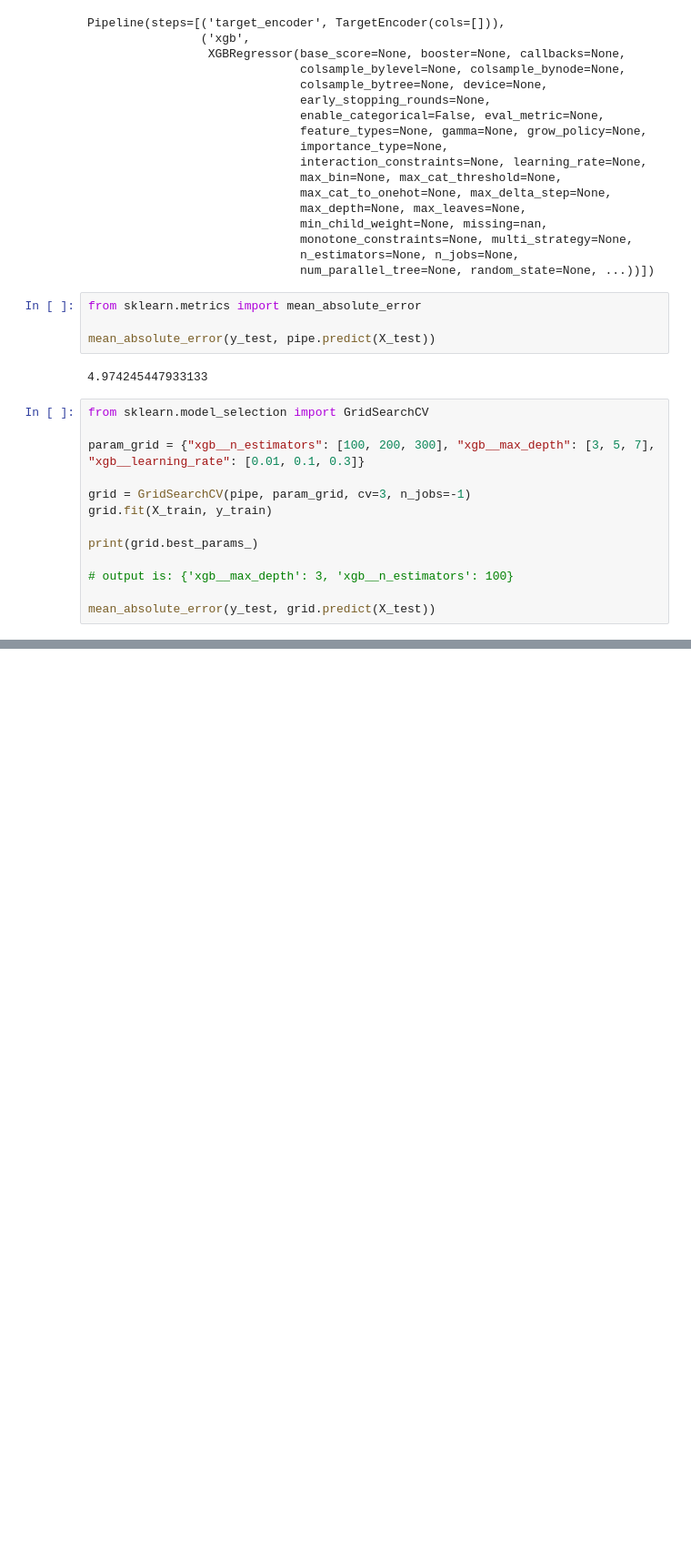
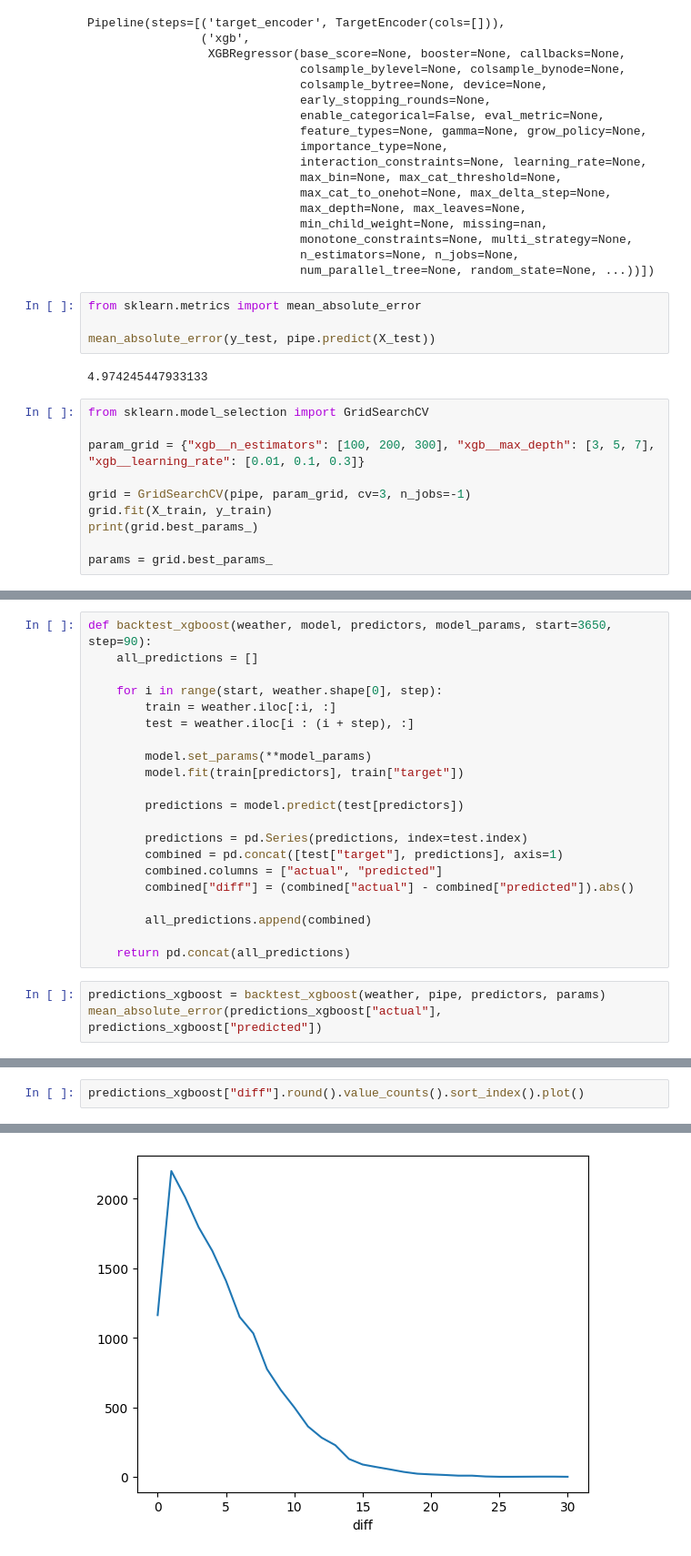
Before and after one commit to oskargawr/weather-predictions, a Jupyter notebook: PredictionsModel/predictive.ipynb, the cells around one changed output, grey strips where cells are left out. Shown: that part at 91% size. Drawn from its saved outputs; the diff is of its cells as text; blank space fills up the shorter version.

```diff
--- a/PredictionsModel/predictive.ipynb
+++ b/PredictionsModel/predictive.ipynb
@@ -188,10 +203,7 @@ param_grid = {"xgb__n_estimators": [100, 200, 300], "xgb__max_depth": [3, 5, 7],
 
 grid = GridSearchCV(pipe, param_grid, cv=3, n_jobs=-1)
 grid.fit(X_train, y_train)
-
 print(grid.best_params_)
 
-# output is: {'xgb__max_depth': 3, 'xgb__n_estimators': 100}
-
-mean_absolute_error(y_test, grid.predict(X_test))
+params = grid.best_params_
 # %% [output]
@@ -199,0 +211,24 @@ mean_absolute_error(y_test, grid.predict(X_test))
+# %%
+def backtest_xgboost(weather, model, predictors, model_params, start=3650, step=90):
+    all_predictions = []
+
+    for i in range(start, weather.shape[0], step):
+        train = weather.iloc[:i, :]
+        test = weather.iloc[i : (i + step), :]
+
+        model.set_params(**model_params)
+        model.fit(train[predictors], train["target"])
+
+        predictions = model.predict(test[predictors])
+
+        predictions = pd.Series(predictions, index=test.index)
+        combined = pd.concat([test["target"], predictions], axis=1)
+        combined.columns = ["actual", "predicted"]
+        combined["diff"] = (combined["actual"] - combined["predicted"]).abs()
+
+        all_predictions.append(combined)
+
+    return pd.concat(all_predictions)
+# %%
+predictions_xgboost = backtest_xgboost(weather, pipe, predictors, params)
+mean_absolute_error(predictions_xgboost["actual"], predictions_xgboost["predicted"])
@@ -230,0 +298,3 @@ plt.show()
+# %%
+predictions_xgboost["diff"].round().value_counts().sort_index().plot()
+# %% [output]
@@ -230,0 +302 @@ plt.show()
+[figure, added]
```
Also changed, not shown: parts of 20 cells of this notebook, 6 other files.
